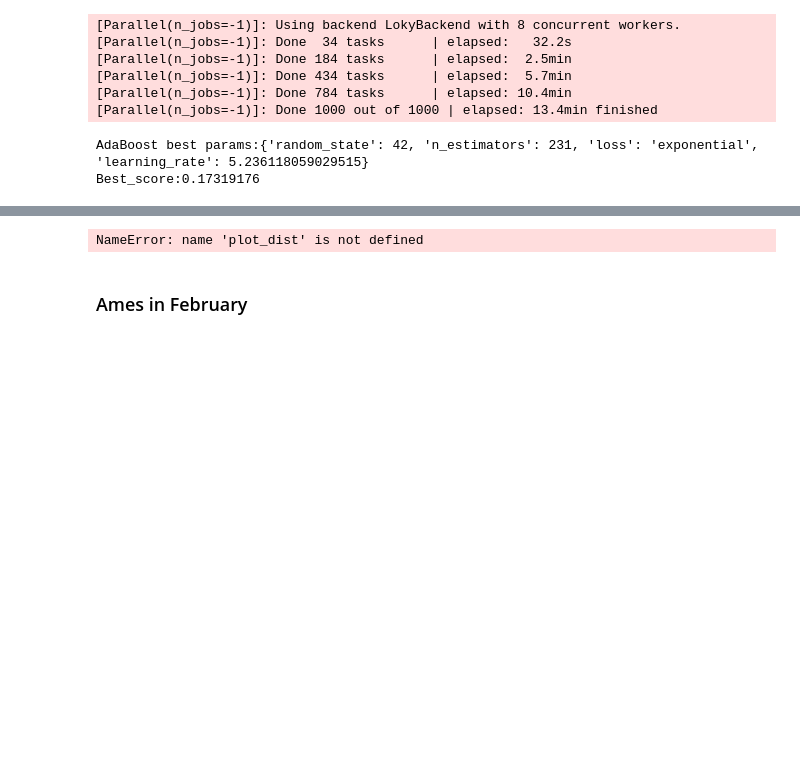
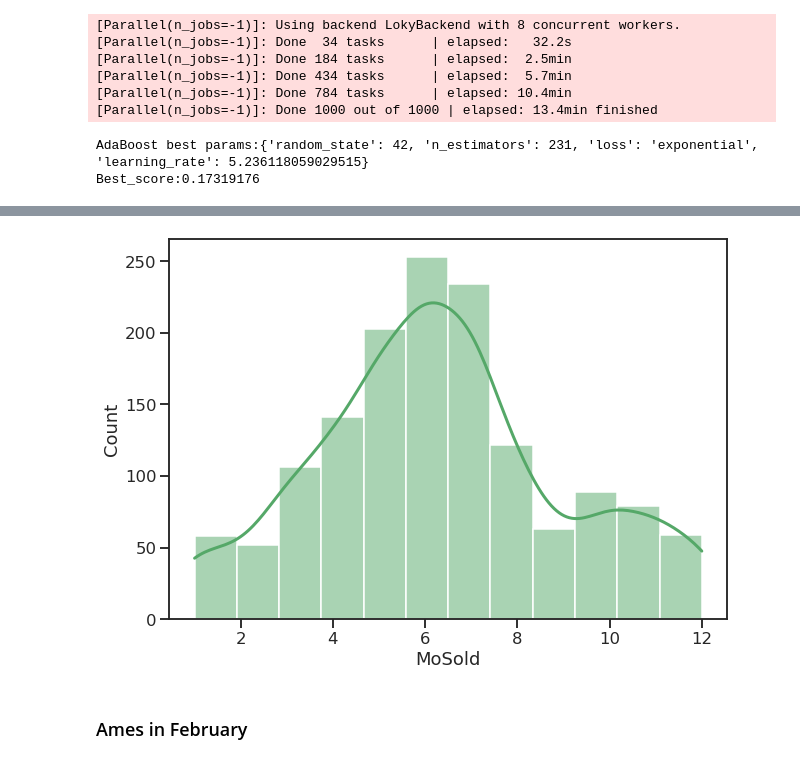
Before and after one commit to igorlemes/house_prices, a Jupyter notebook: code/House Price - Advanced Regression Techniques.ipynb, the cells around one changed output, grey strips where cells are left out. Drawn from its saved outputs; the diff is of its cells as text; code cells hidden in the pictures; blank space fills up the shorter version.

```diff
--- a/code/House Price - Advanced Regression Techniques.ipynb
+++ b/code/House Price - Advanced Regression Techniques.ipynb
@@ -843,9 +929,9 @@ Best_score:0.13958695
 #  numerical
 # ax = sns.heatmap()
 # %%
-plot_dist(data["YrSold"], bins=12)
+plot_dist(data["MoSold"], bins=12)
 # %% [output]
-NameError: name 'plot_dist' is not defined
+[figure, added]
 # %% [markdown]
 ### Ames in February
 ![image.png](attachment:image.png)
```
Also changed, not shown: parts of 11 cells of this notebook, 36 other files.
